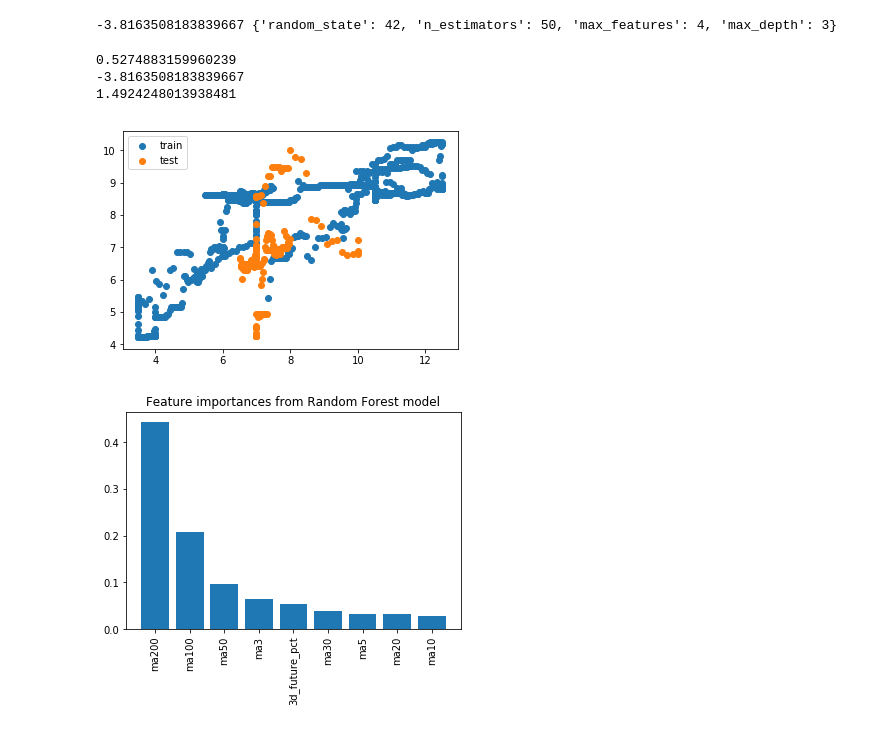
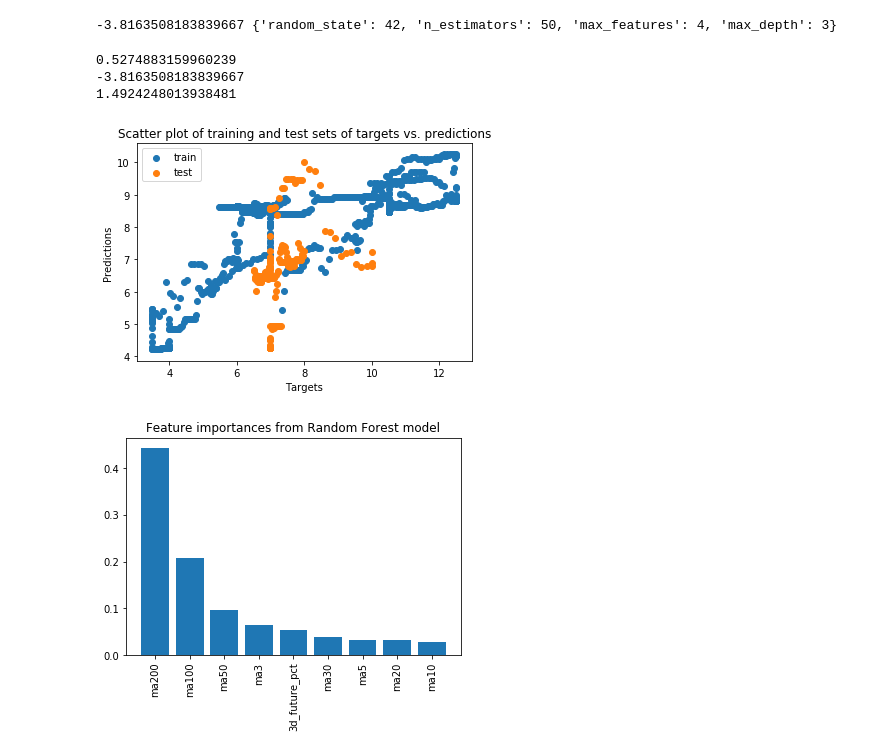
Before and after one commit to huydang90/Predicting-German-Election, a Jupyter notebook: Code/Predict-German-Election-Modelling.ipynb, the cells around one changed output. Cells and saved outputs as stored; diff of their text form; code cells hidden in the pictures.

```diff
--- a/Code/Predict-German-Election-Modelling.ipynb
+++ b/Code/Predict-German-Election-Modelling.ipynb
@@ -834,30 +836,33 @@ print(test_scores[best_idx], ParameterGrid(grid)[best_idx])
 # %%
 # Use the best hyperparameters from before to fit a random forest model
 rfr_allen_afd = RandomForestRegressor(n_estimators=50, max_depth=3, max_features=4, random_state=42)
 rfr_allen_afd.fit(train_features, train_targets)
 
 # Make predictions with our model
 train_predictions = rfr_allen_afd.predict(train_features)
 test_predictions = rfr_allen_afd.predict(test_features)
 
 # Look at the R^2 scores on train and test
 print(rfr_allen_afd.score(train_features, train_targets))
 print(rfr_allen_afd.score(test_features, test_targets))
 
 # Check RMSE
 rfr_allen_afd_pred = rfr_allen_afd.predict(test_features)
 print(sqrt(mean_squared_error(rfr_allen_afd_pred, test_targets)))
 
 # Create a scatter plot with train and test actual vs predictions
 plt.scatter(train_targets, train_predictions, label='train')
 plt.scatter(test_targets, test_predictions, label='test')
+plt.title('Scatter plot of training and test sets of targets vs. predictions')
+plt.xlabel('Targets')
+plt.ylabel('Predictions')
 plt.legend()
 plt.show()
 # %% [output]
 0.5274883159960239
 -3.8163508183839667
 1.4924248013938481
-[figure, old version]
+[figure, new version]
 # %%
 # Get feature importances from our random forest model
 importances = rfr_allen_afd.feature_importances_
```
Also changed, not shown: parts of 10 cells of this notebook.
